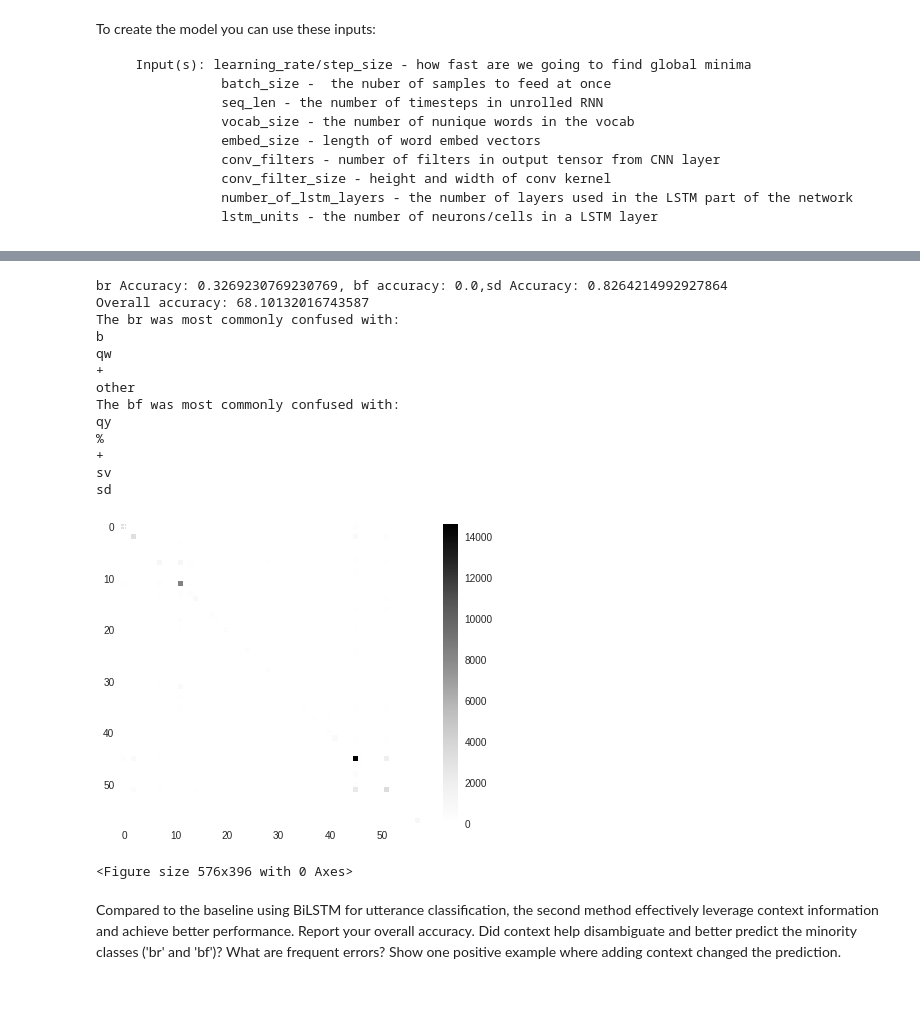
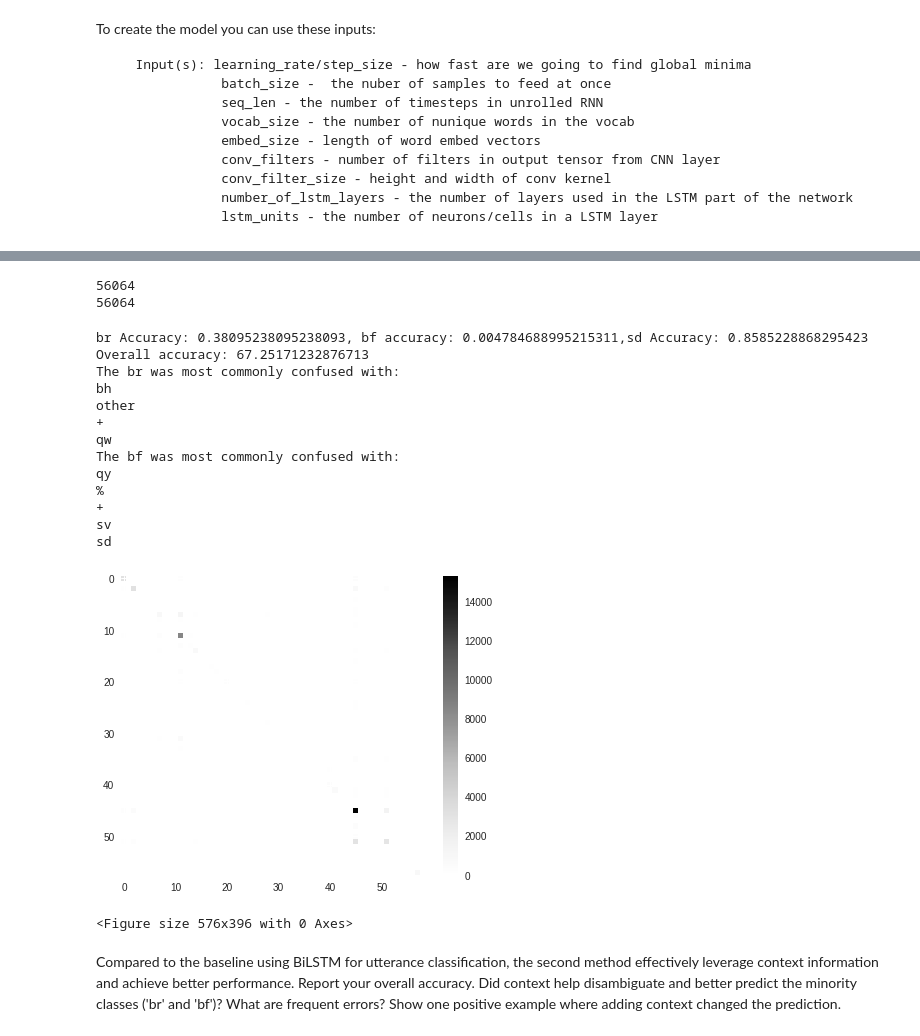
Before and after one commit to mattthelee/nlp-labs, a Jupyter notebook: nnnlpLab10/Lab10_colabversion.ipynb, the cells around one changed output, grey strips where cells are left out. Drawn from its saved outputs; the diff is of its cells as text; code cells hidden in the pictures; blank space fills up the shorter version.

```diff
--- a/nnnlpLab10/Lab10_colabversion.ipynb
+++ b/nnnlpLab10/Lab10_colabversion.ipynb
@@ -496,7 +562,7 @@ class DATagging(object):
         # Create placeholders
         self.inputSentences = tf.placeholder(tf.int32, [batch_size, seq_len], name='inputSentences')
         self.targetLabels= tf.placeholder(tf.float32, [batch_size, numberOfTags], name='targetLabels')
-
+        self.predictions = []
 
 
         #Embedding layer
@@ -511,14 +577,15 @@ class DATagging(object):
         # Conv layer
         number_of_channels = 1
         sentence_embedding = text_conv(embeddingLayer, conv_filter_size,number_of_channels, conv_filters)
+
+        # Have to flatten the output of the conv as we don't want tensor of that rank
         flat_sentence_embedding, size = flatten(sentence_embedding, batch_size, seq_len)
 
-
+        # define LSTM cells
         lstm_cell, init_state = lstm_layer(lstm_units, number_of_lstm_layers, batch_size, dropout_rate = 0.3)
 
 
         # BiLSTM layers
-
         (outputs,states) = tf.nn.bidirectional_dynamic_rnn(lstm_cell,
                                                        lstm_cell,
                                                        flat_sentence_embedding,
@@ -531,19 +598,21 @@ class DATagging(object):
         reshapedForward = tf.squeeze(tf.slice(forwardOutputs, [0,0,0],[-1,1,-1]))
         reshapedBackward = tf.squeeze(tf.slice(backwardOutputs, [0,0,0],[-1,1,-1]))
         shapedOutputs = tf.concat([reshapedForward,reshapedBackward], 1)
+
         # Hidden layer, with relu activation as we want it to output word embeddings
         denseLayer = dense_layer(shapedOutputs, lstm_units*2, numberOfTags)
 
-        #print(denseLayer)
-        #print(self.targetLabels)
+        # Calculate the loss and use optimiser to minimise it
         self.loss, self.optimizer = loss_optimizer(denseLayer, self.targetLabels, learning_rate)
 
+        # Convert predictions and labels to a single number rather than a onehot endoded vector
+        # This makes it easier to work out the accuracy
         predictions = tf.math.argmax(denseLayer, axis = 1)
         labels = tf.argmax(self.targetLabels, axis = 1)
-        #print(predictions)
-        #print(labels)
 
+        # Calculate the accuracy
         self.accuracy = tf.metrics.accuracy(labels, predictions)[1]
+        self.predictions.append(predictions)
 # %%
 def shuffleData(x_train,y_train):
     # Returns a shuffled batch of x and y data
@@ -616,0 +735,5 @@ This model achieved 64% accuracy on the training data.
+# %%
+len(y_pred)
+y_pred_new = []
+for batch in y_pred:
+  y_pred_new.extend(batch)
@@ -617,69 +748,71 @@ This model achieved 64% accuracy on the training data.
 # %%
-# Create dict to convert y vectors back to strings
+# Create dicts to convert y vectors back to strings
 vec_to_string = {}
 for key in one_hot_encoding_dic.keys():
     vec_to_string[one_hot_encoding_dic[key].argmax()] = key
 
 y_pred_strings = []
-for vec in y_pred:
-    y_pred_strings.append(vec_to_string[vec.argmax()])
+for vec in y_pred_new:
+    y_pred_strings.append(vec_to_string[vec])
 
 y_test_strings = []
-for vec in y_test:
+for vec in y_labels:
     y_test_strings.append(vec_to_string[vec.argmax()])
+print(len(y_test_strings))
+print(len(y_pred_strings))
 
 cm = confusion_matrix(y_test_strings,y_pred_strings, labels=one_hot_encoding_dic.keys())
 brAccuracy = float(cm[brConfusionMatrixIndex][brConfusionMatrixIndex] )/ float(brTotal)
 bfAccuracy = float(cm[bfConfusionMatrixIndex][bfConfusionMatrixIndex]) / float(bfTotal)
 sdAccuracy = float(cm[sdConfusionMatrixIndex][sdConfusionMatrixIndex]) / float(sdTotal)
 print(f"br Accuracy: {brAccuracy}, bf accuracy: {bfAccuracy},sd Accuracy: {sdAccuracy} ")
-print(f"Overall accuracy: {np.diag(cm).sum()*100.0 / len(y_test)}")
+print(f"Overall accuracy: {np.diag(cm).sum()*100.0 / len(y_labels)}")
 
 brCommonMistakes = cm[brConfusionMatrixIndex]
 brTop5MistakesIndices = brCommonMistakes.argsort()[-5:]
 print("The br was most commonly confused with: ")
 for index in brTop5MistakesIndices:
   if index == brConfusionMatrixIndex:
     continue
   print(one_hot_encoding_dic.keys()[index])
 
 bfCommonMistakes = cm[bfConfusionMatrixIndex]
 bfTop5MistakesIndices = bfCommonMistakes.argsort()[-5:]
 print("The bf was most commonly confused with: ")
 for index in bfTop5MistakesIndices:
   if index == bfConfusionMatrixIndex:
     continue
   print(one_hot_encoding_dic.keys()[index])
 
+# br and overall accuracies are worse than the original model (without class weighting). It makes a very slight improvement on bf accuracy of the original non-weighted model.
+# Overall test accuracy was 67%. It's suprising that this model has performed worse given the context and hierachical approach.
+# It may be the case that it requires more training before it is able to utilise these advantages
+# One positive example where this model performed better is the correct identification of the bf prediction
 
-# The br and bf sentences are incorrectly labelled as "other" and sd most commonly.
-# I think this is because they are some of the most common classes in the dataset.
-# The 0% accuracy for bf was concerning so i decided to plot thw whole confusion matrix to see what was happening
-# The confusion matrix is mostly dark with a small number of bright dots. These are the classes it tries to classify
-# This indicates that the large class imbalance has caused the model to only output a small number of classes rather than the full range
-# It simply accepts it will get the other classes wrong as it is still able to achieve good (>60%) accuracy without using them
 plt.imshow(cm)
 plt.colorbar()
 
 plt.show()
 
 plt.savefig("/content/gdrive/My Drive/confusionmatrix.png")
 # %% [output]
-br Accuracy: 0.3269230769230769, bf accuracy: 0.0,sd Accuracy: 0.8264214992927864
-Overall accuracy: 68.10132016743587
-The br was most commonly confused with:
-b
-qw
-+
-other
-The bf was most commonly confused with:
-qy
-%
-+
-sv
-sd
+56064
+56064
+br Accuracy: 0.38095238095238093, bf accuracy: 0.004784688995215311,sd Accuracy: 0.8585228868295423
+Overall accuracy: 67.25171232876713
+The br was most commonly confused with:
+bh
+other
++
+qw
+The bf was most commonly confused with:
+qy
+%
++
+sv
+sd
-[figure, old version]
+[figure, new version]
-<Figure size 576x396 with 0 Axes>
+<Figure size 576x396 with 0 Axes>
 # %% [markdown]
 Compared to the baseline using BiLSTM for utterance classification, the second method effectively leverage context information and achieve better performance. Report your overall accuracy. Did context help disambiguate and better predict the minority classes ('br' and 'bf')? What are frequent errors? Show one positive example where adding context changed the prediction.
 # %% [markdown]
```
Also changed, not shown: parts of 13 cells of this notebook.
